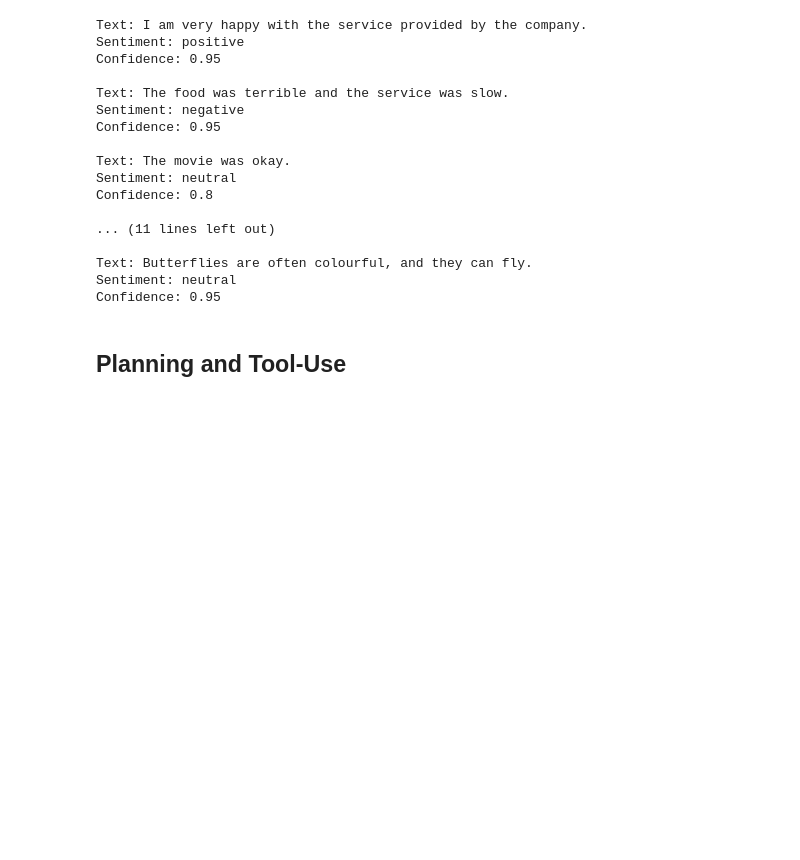
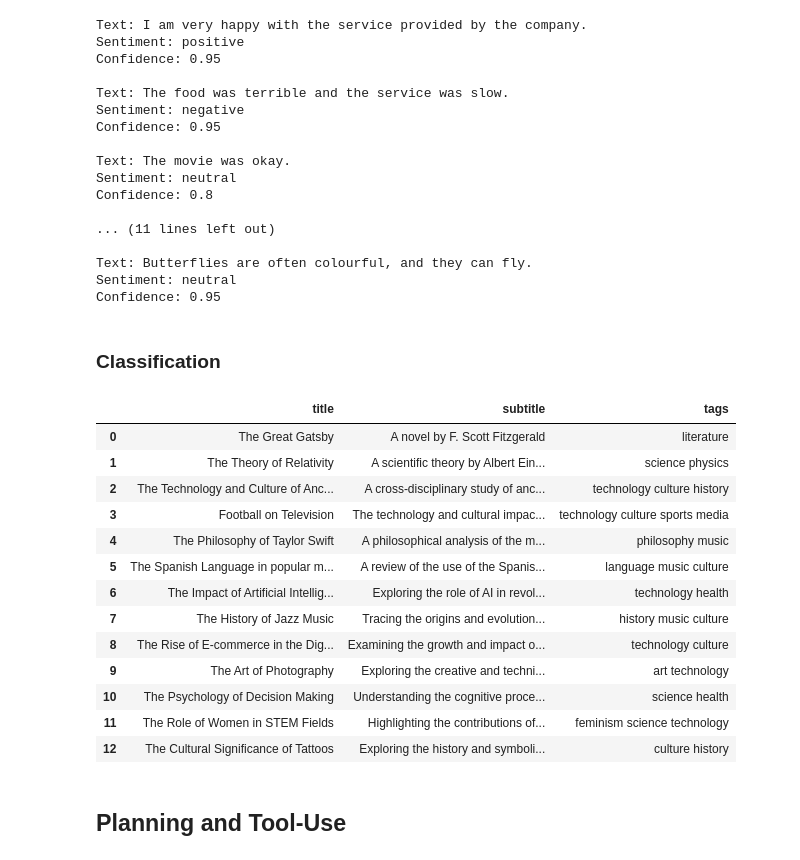
Before and after one commit to intellectronica/llms-beyond-chat, a Jupyter notebook: llms-beyond-chat.ipynb, the cells around one changed output. Drawn from its saved outputs; the diff is of its cells as text; code cells hidden in the pictures; blank space fills up the shorter version.

```diff
--- a/llms-beyond-chat.ipynb
+++ b/llms-beyond-chat.ipynb
@@ -367,5 +368,79 @@ Confidence: 0.8
 Text: Butterflies are often colourful, and they can fly.
 Sentiment: neutral
 Confidence: 0.95
+# %% [markdown]
+### Classification
+# %%
+items = [
+    {"title": "The Great Gatsby", "subtitle": "A novel by F. Scott Fitzgerald"},
+    {"title": "The Theory of Relativity", "subtitle": "A scientific theory by Albert Einstein"},
+    {"title": "The Technology and Culture of Ancient Rome", "subtitle": "A cross-disciplinary study of ancient Rome"},
+    {"title": "Football on Television", "subtitle": "The technology and cultural impact of televising football games"},
+    {"title": "The Philosophy of Taylor Swift", "subtitle": "A philosophical analysis of the music and lyrics of Taylor Swift"},
+    {"title": "The Spanish Language in popular music", "subtitle": "A review of the use of the Spanish language in popular music"},
+    {"title": "The Impact of Artificial Intelligence on Healthcare", "subtitle": "Exploring the role of AI in revolutionizing healthcare"},
+    {"title": "The History of Jazz Music", "subtitle": "Tracing the origins and evolution of jazz music"},
+    {"title": "The Rise of E-commerce in the Digital Age", "subtitle": "Examining the growth and impact of online shopping"},
+    {"title": "The Art of Photography", "subtitle": "Exploring the creative and technical aspects of photography"},
+    {"title": "The Psychology of Decision Making", "subtitle": "Understanding the cognitive processes behind decision making"},
+    {"title": "The Role of Women in STEM Fields", "subtitle": "Highlighting the contributions of women in science, technology, engineering, and mathematics"},
+    {"title": "The Cultural Significance of Tattoos", "subtitle": "Exploring the history and symbolism of tattoos in different cultures"},
+]
+
+
+class Tag(str, Enum):
+    literature = "literature"
+    science = "science"
+    history = "history"
+    technology = "technology"
+    art = "art"
+    music = "music"
+    sports = "sports"
+    philosophy = "philosophy"
+    language = "language"
+    feminism = "feminism"
+    health = "health"
+    media = "media"
+    physics = "physics"
+    culture = "culture"
+    psychology = "psychology"
+    artificial_intelligence = "artificial-intelligence"
+
+
+class TaggableItem(BaseModel):
+    title: str
+    subtitle: str
+    tags: List[Tag]
+
+
+class TaggableItems(BaseModel):
+    items: List[TaggableItem]
+
+
+tagged_items = llm(
+    TaggableItems,
+    f"Tag the following items with the appropriate tags. Options: {json.dumps([tag.value for tag in Tag])}",
+    json.dumps(items),
+)
+
+pd.DataFrame([
+  {"title": item.title, "subtitle": item.subtitle, "tags": ' '.join(item.tags)}
+  for item in tagged_items.items
+]).style.set_properties(**{'text-align': 'left'})
+# %% [output]
+|  | title | subtitle | tags |
+| 0 | The Great Gatsby | A novel by F. Scott Fitzgerald | literature |
+| 1 | The Theory of Relativity | A scientific theory by Albert Ein... | science physics |
+| 2 | The Technology and Culture of Anc... | A cross-disciplinary study of anc... | technology culture history |
+| 3 | Football on Television | The technology and cultural impac... | technology culture sports media |
+| 4 | The Philosophy of Taylor Swift | A philosophical analysis of the m... | philosophy music |
+| 5 | The Spanish Language in popular m... | A review of the use of the Spanis... | language music culture |
+| 6 | The Impact of Artificial Intellig... | Exploring the role of AI in revol... | technology health |
+| 7 | The History of Jazz Music | Tracing the origins and evolution... | history music culture |
+| 8 | The Rise of E-commerce in the Dig... | Examining the growth and impact o... | technology culture |
+| 9 | The Art of Photography | Exploring the creative and techni... | art technology |
+| 10 | The Psychology of Decision Making | Understanding the cognitive proce... | science health |
+| 11 | The Role of Women in STEM Fields | Highlighting the contributions of... | feminism science technology |
+| 12 | The Cultural Significance of Tattoos | Exploring the history and symboli... | culture history |
 # %% [markdown]
 ## Planning and Tool-Use
```
Also changed, not shown: parts of 3 cells of this notebook.
